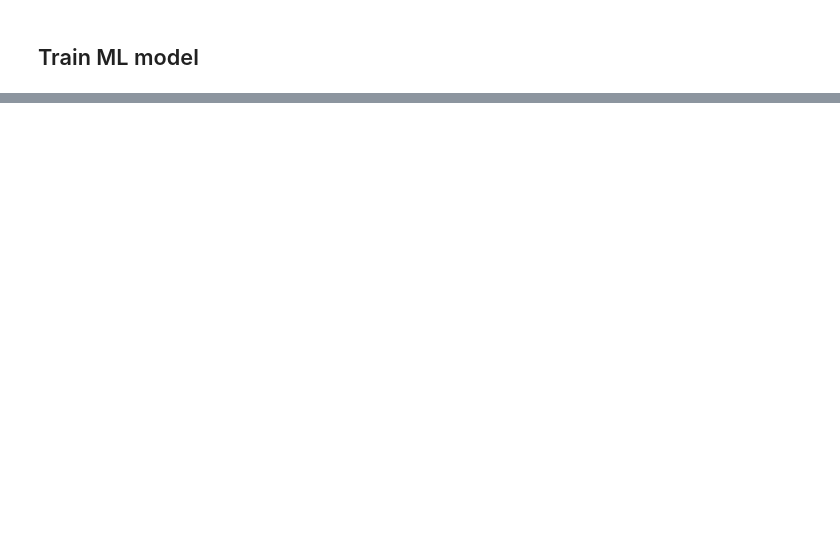
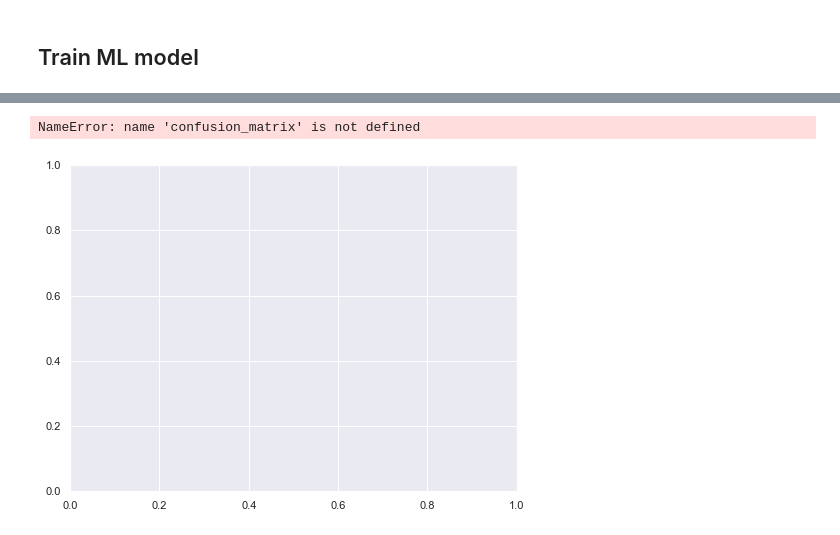
Before and after one commit to LaurentFerhi/Sudoku_OCR, a Jupyter notebook: Digit_ML.ipynb, the cells around one changed output, grey strips where cells are left out. Cells and saved outputs as stored; diff of their text form; code cells hidden in the pictures; blank space fills up the shorter version.

```diff
--- a/Digit_ML.ipynb
+++ b/Digit_ML.ipynb
@@ -6,6 +6,8 @@ from PIL import Image, ImageChops
 import operator
 from collections import Counter
 from matplotlib import pyplot as plt
+import seaborn as sns
+sns.set()
 import warnings
 warnings.filterwarnings('ignore')
 
@@ -20,6 +22,7 @@ from sklearn.feature_selection import SelectKBest, f_classif
 from sklearn.pipeline import Pipeline
 from sklearn.model_selection import GridSearchCV
 from sklearn.metrics import classification_report
+from sklearn.metrics import confusion_matrix
 
 import pickle as pk
 # %% [markdown]
@@ -61,14 +55,14 @@ Counter({7.0: 818,
 %%time
 
 # cross-validator : Stratified Shuffle Split
-sss = StratifiedShuffleSplit(n_splits = 2, test_size = 0.2, random_state = 42)
+sss = StratifiedShuffleSplit(n_splits = 5, test_size = 0.2, random_state = 42)
 
 # Functions to be used in the pipeline
 skb = SelectKBest(f_classif)
 
 ### Define classifier ###
-from sklearn.discriminant_analysis import LinearDiscriminantAnalysis
-clf = LinearDiscriminantAnalysis()
+from sklearn.ensemble import RandomForestClassifier
+clf = RandomForestClassifier()
 
 # definition of the pipeline
 pipeline = Pipeline(steps = [
@@ -79,7 +73,6 @@ pipeline = Pipeline(steps = [
 # parameters to tune
 param_grid = {
     'SKB__k':['all'],
-    'LDA__solver':['svd'],
 }
 
 # exhaustive search over specified parameter
@@ -99,12 +92,6 @@ y_pred = clf.predict(X_test)
 # print grid parameters
 print ("\n > Best grid search:")
 print (grid.best_params_)
-
-# dump classifier in a pickle file
-print ("\n > Classifier dumped")
-with open("digit_classifier.pkl", 'wb') as fid:
-    pk.dump(clf, fid)
-
 print(classification_report(y_test, y_pred))
 # %% [output]
  > training classifier on training set:
@@ -130,0 +118,15 @@ Wall time: 13.7 s
+# %%
+# Confusion matrix
+fig, ax = plt.subplots(figsize=(8, 6))
+sns.heatmap(
+    confusion_matrix(y_test, y_pred),
+    cmap='YlGnBu',
+    linewidths=.2,
+    linecolor='gray',
+    cbar_kws={"shrink": .8},
+    annot = True,
+    fmt='d'
+)
+# %% [output]
+NameError: name 'confusion_matrix' is not defined
+[figure, added]
```
Also changed, not shown: parts of 3 cells of this notebook, 3 other files.
